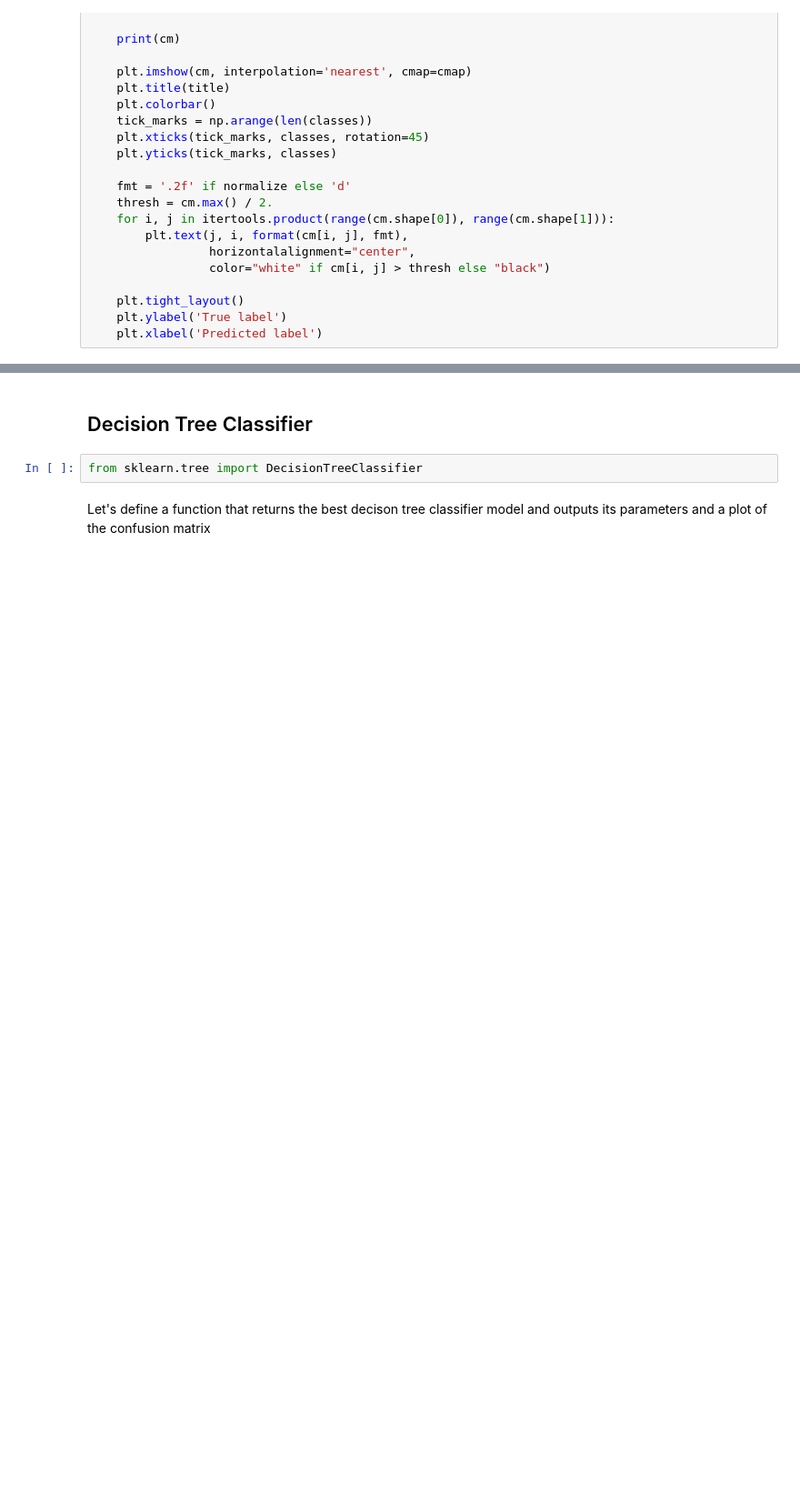
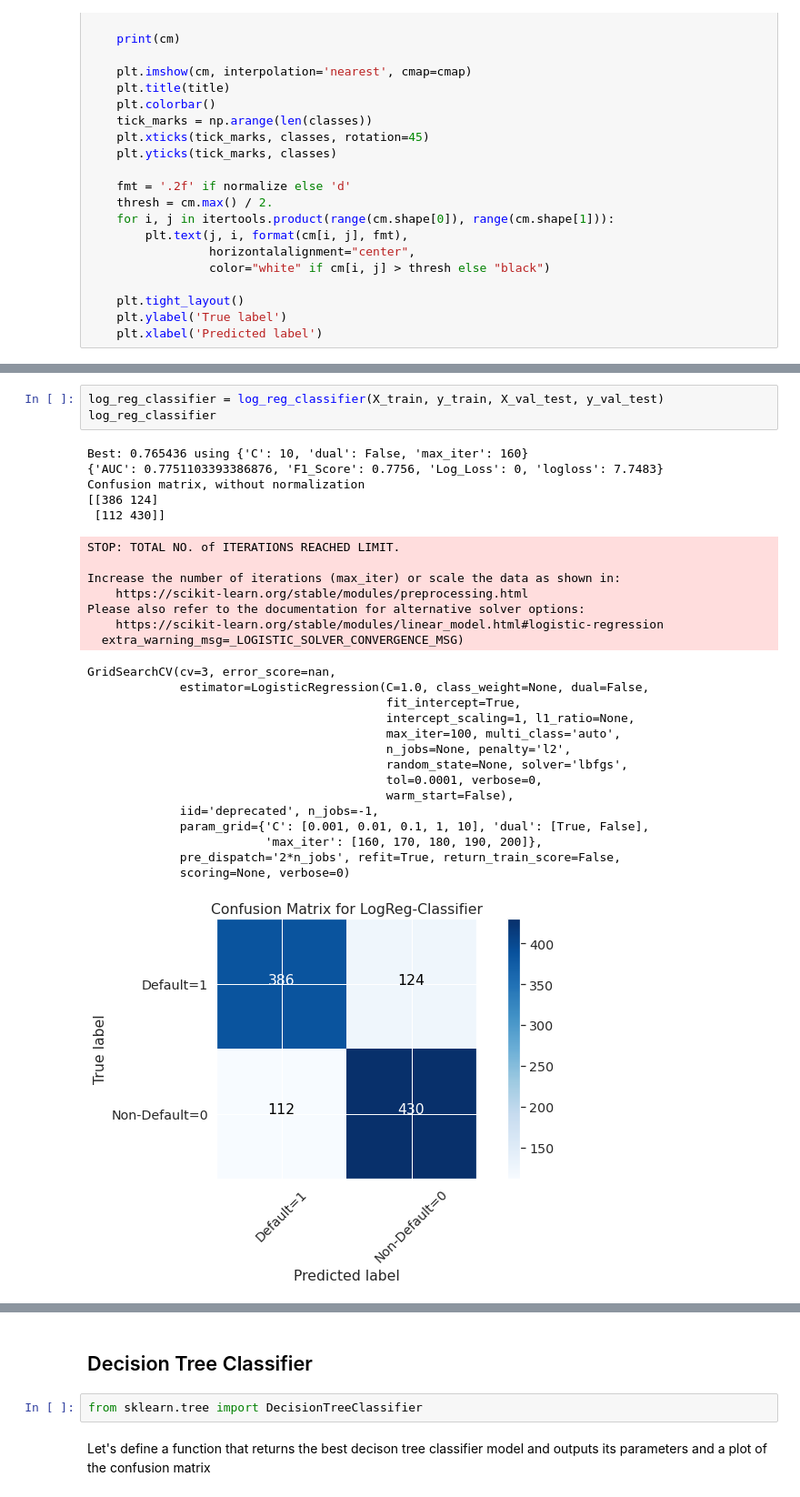
Before and after one commit to Lawrence-Krukrubo/Machine_Learning, a Jupyter notebook: loan_default_classifier.ipynb, the cells around one changed output, grey strips where cells are left out. Shown: that part at 91% size. Cells and saved outputs as stored; diff of their text form; blank space fills up the shorter version.

```diff
--- a/loan_default_classifier.ipynb
+++ b/loan_default_classifier.ipynb
@@ -793,0 +848,31 @@ def plot_confusion_matrix(cm, classes,
+# %%
+log_reg_classifier = log_reg_classifier(X_train, y_train, X_val_test, y_val_test)
+log_reg_classifier
+# %% [output]
+Best: 0.765436 using {'C': 10, 'dual': False, 'max_iter': 160}
+{'AUC': 0.7751103393386876, 'F1_Score': 0.7756, 'Log_Loss': 0, 'logloss': 7.7483}
+Confusion matrix, without normalization
+[[386 124]
+ [112 430]]
+STOP: TOTAL NO. of ITERATIONS REACHED LIMIT.
+
+Increase the number of iterations (max_iter) or scale the data as shown in:
+    https://scikit-learn.org/stable/modules/preprocessing.html
+Please also refer to the documentation for alternative solver options:
+    https://scikit-learn.org/stable/modules/linear_model.html#logistic-regression
+  extra_warning_msg=_LOGISTIC_SOLVER_CONVERGENCE_MSG)
+GridSearchCV(cv=3, error_score=nan,
+             estimator=LogisticRegression(C=1.0, class_weight=None, dual=False,
+                                          fit_intercept=True,
+                                          intercept_scaling=1, l1_ratio=None,
+                                          max_iter=100, multi_class='auto',
+                                          n_jobs=None, penalty='l2',
+                                          random_state=None, solver='lbfgs',
+                                          tol=0.0001, verbose=0,
+                                          warm_start=False),
+             iid='deprecated', n_jobs=-1,
+             param_grid={'C': [0.001, 0.01, 0.1, 1, 10], 'dual': [True, False],
+                         'max_iter': [160, 170, 180, 190, 200]},
+             pre_dispatch='2*n_jobs', refit=True, return_train_score=False,
+             scoring=None, verbose=0)
+[figure, added]
```
Also changed, not shown: parts of 20 cells of this notebook.
